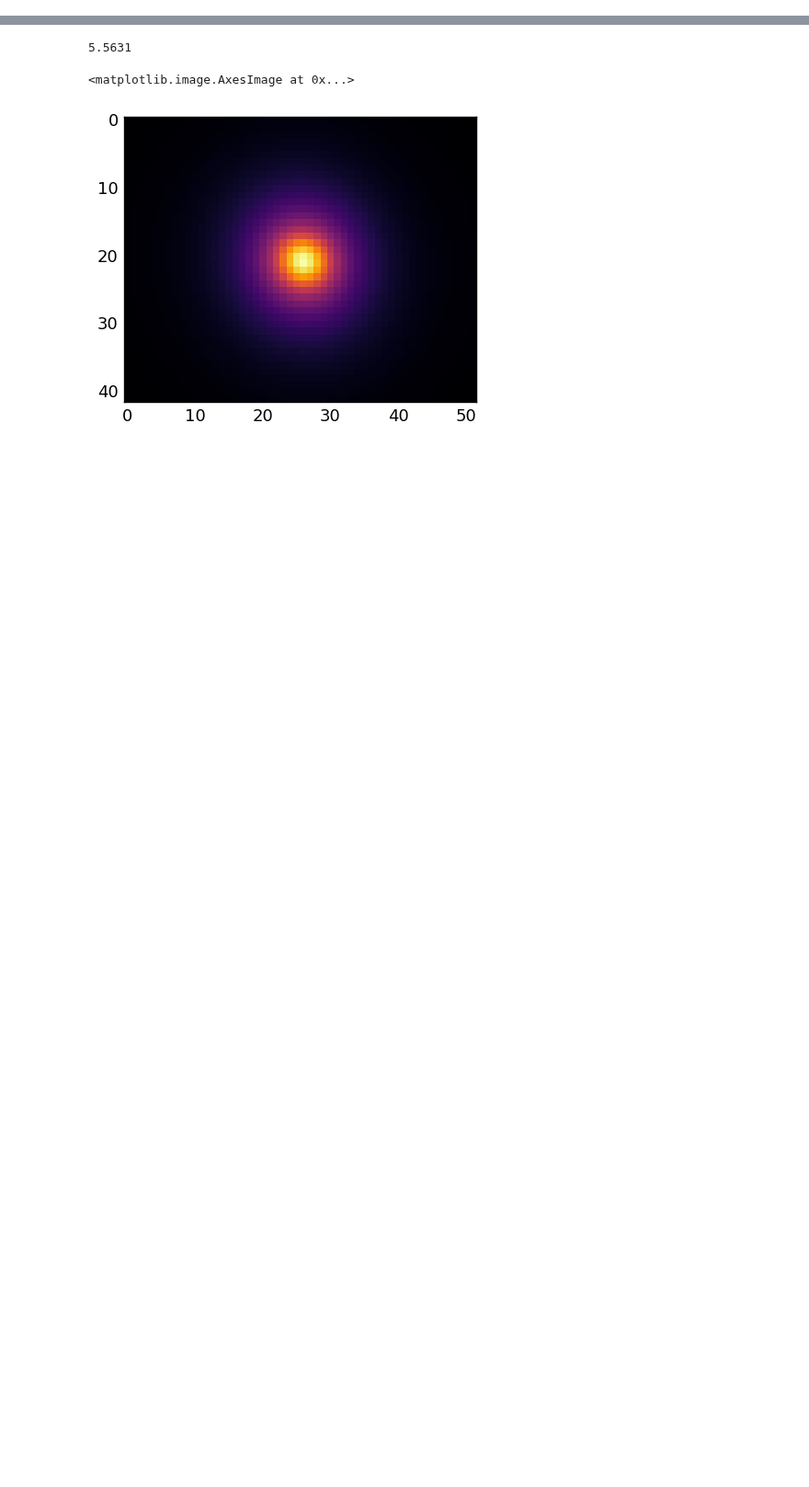
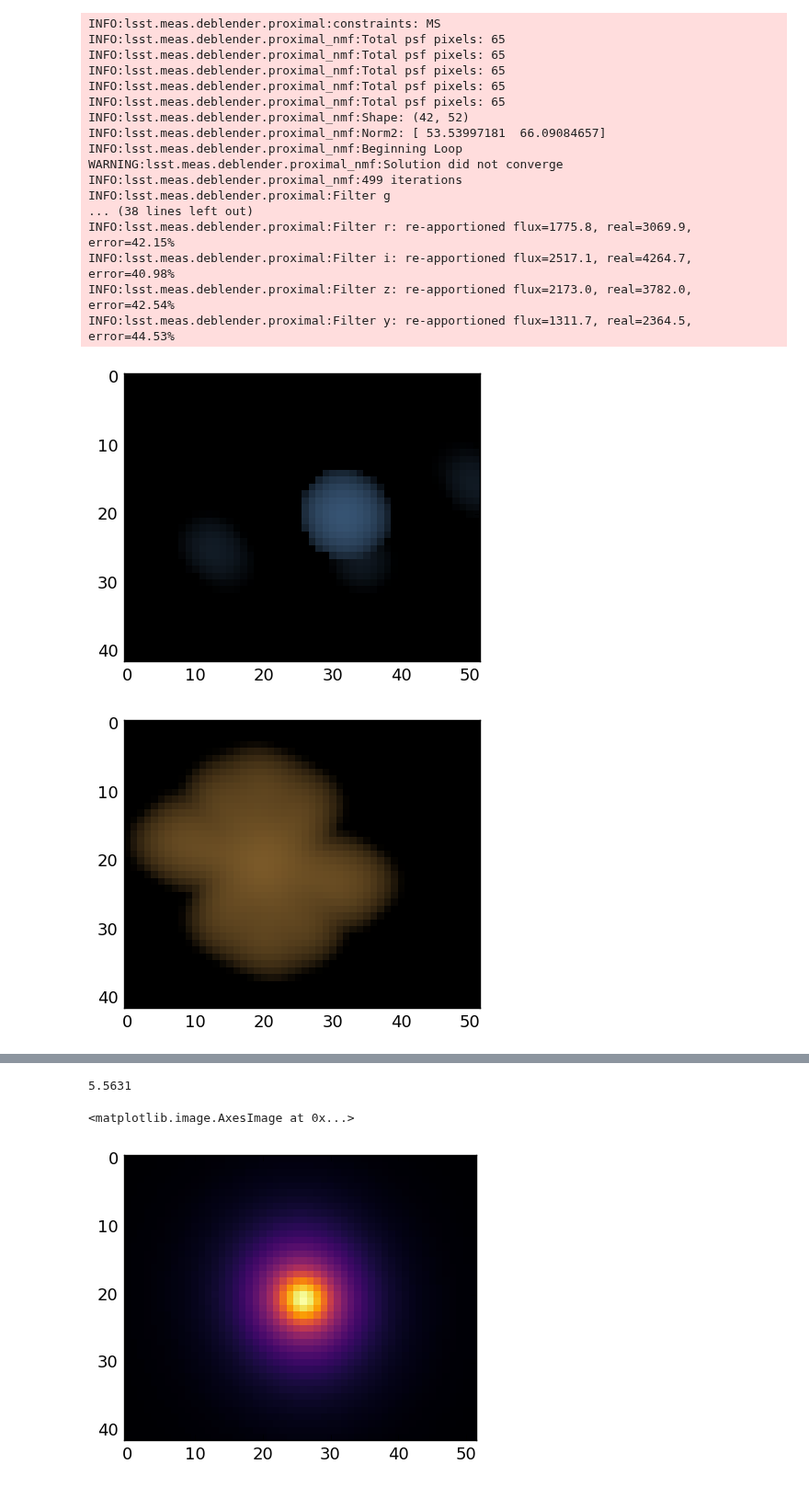
Before and after one commit to lsst/meas_deblender, a Jupyter notebook: examples/testGLM.ipynb, the cells around one changed output, grey strips where cells are left out. Shown at 92% size. Saved outputs shown, nothing was run; the diff lists cells and outputs as text; code cells hidden in the pictures; blank space fills up the shorter version.

Commit message:
Update testGLM.ipynb to use testdata_deblender

```diff
--- a/examples/testGLM.ipynb
+++ b/examples/testGLM.ipynb
@@ -29,15 +30,15 @@ logger = logging.getLogger("lsst.meas.deblender")
 logger.setLevel(logging.INFO)
 log.setLevel("", log.INFO)
 # %%
-dataPath = os.path.abspath(os.path.join(os.path.dirname(os.path.realpath('__file__')), '..','data', 'sim_data'))
-filters = ["g","r", "i","z",'y']
-imgFilename = os.path.join(dataPath, "test2/{0}_{1}.fits")
-catFilename = os.path.join(dataPath, "test2/det_merge.fits")
-simFilename = os.path.join(dataPath, "test2/catalog_true.fits")
+dataPath = os.path.abspath(os.path.join(lsst.utils.getPackageDir("testdata_deblender"), 'sim_data'))
+filters = ["g", "r", "i", "z", 'y']
+imgFilename = os.path.join(dataPath, "test1/{0}_{1}.fits")
+catFilename = os.path.join(dataPath, "test1/det_merge.fits")
+simFilename = os.path.join(dataPath, "test1/catalog_true.fits")
 
 expDb = proximal.ExposureDeblend(filters, imgFilename, catFilename, simFilename)
 #display.plotColorImage(calexps=expDb.calexps, filterIndices=[2,1,0], contrast=1, figsize=(8,8));
-condition = expDb.mergedTable["peaks"]==4
+condition = (expDb.mergedTable["peaks"]<=5) & (expDb.mergedTable["peaks"]>1)
 #condition = (expDb.mergedTable["peaks"]>2) & (expDb.mergedTable["peaks"]<10)
 footprint, peaks = expDb.getParentFootprint(parentIdx=0, condition=condition, contrast=1)
 deblend = proximal.DeblendedParent(expDb, footprint, peaks)
@@ -87,0 +50,7 @@ Wall time: 20.3 s
+# %%
+peakCoords = [
+    (146.739252207+.5,60.6299536683),
+    (134.981830307+.5,60.6723839165)
+]
+%time glmm = expDb.deblendParent(condition=condition, parentIdx=0, display=True, maxiter=500, constraints='MS', usePsf=True, psfThresh=3e-3, l0_thresh=.5, e_rel=1e-2, peakCoords=peakCoords)
+# %% [output]
@@ -87,0 +59,19 @@ Wall time: 20.3 s
+INFO:lsst.meas.deblender.proximal:constraints: MS
+INFO:lsst.meas.deblender.proximal_nmf:Total psf pixels: 65
+INFO:lsst.meas.deblender.proximal_nmf:Total psf pixels: 65
+INFO:lsst.meas.deblender.proximal_nmf:Total psf pixels: 65
+INFO:lsst.meas.deblender.proximal_nmf:Total psf pixels: 65
+INFO:lsst.meas.deblender.proximal_nmf:Total psf pixels: 65
+INFO:lsst.meas.deblender.proximal_nmf:Shape: (42, 52)
+INFO:lsst.meas.deblender.proximal_nmf:Norm2: [ 53.53997181  66.09084657]
+INFO:lsst.meas.deblender.proximal_nmf:Beginning Loop
+WARNING:lsst.meas.deblender.proximal_nmf:Solution did not converge
+INFO:lsst.meas.deblender.proximal_nmf:499 iterations
+INFO:lsst.meas.deblender.proximal:Filter g
+... (38 lines left out)
+INFO:lsst.meas.deblender.proximal:Filter r: re-apportioned flux=1775.8, real=3069.9, error=42.15%
+INFO:lsst.meas.deblender.proximal:Filter i: re-apportioned flux=2517.1, real=4264.7, error=40.98%
+INFO:lsst.meas.deblender.proximal:Filter z: re-apportioned flux=2173.0, real=3782.0, error=42.54%
+INFO:lsst.meas.deblender.proximal:Filter y: re-apportioned flux=1311.7, real=2364.5, error=44.53%
+[figure, added]
+[figure, added]
```
Also changed, not shown: parts of 14 cells of this notebook.
